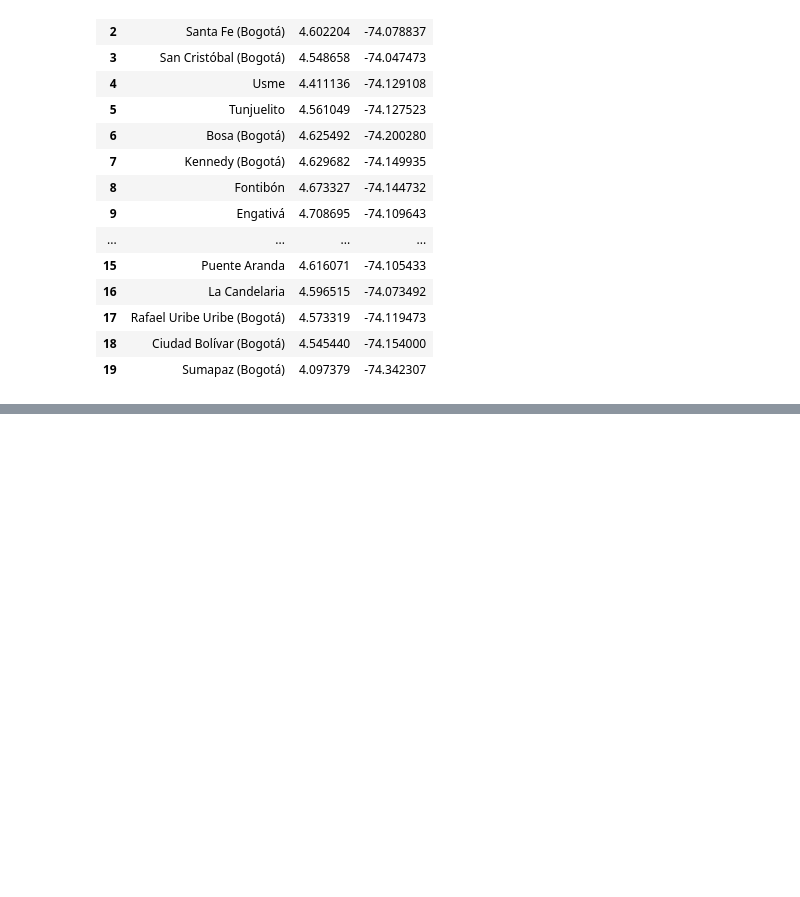
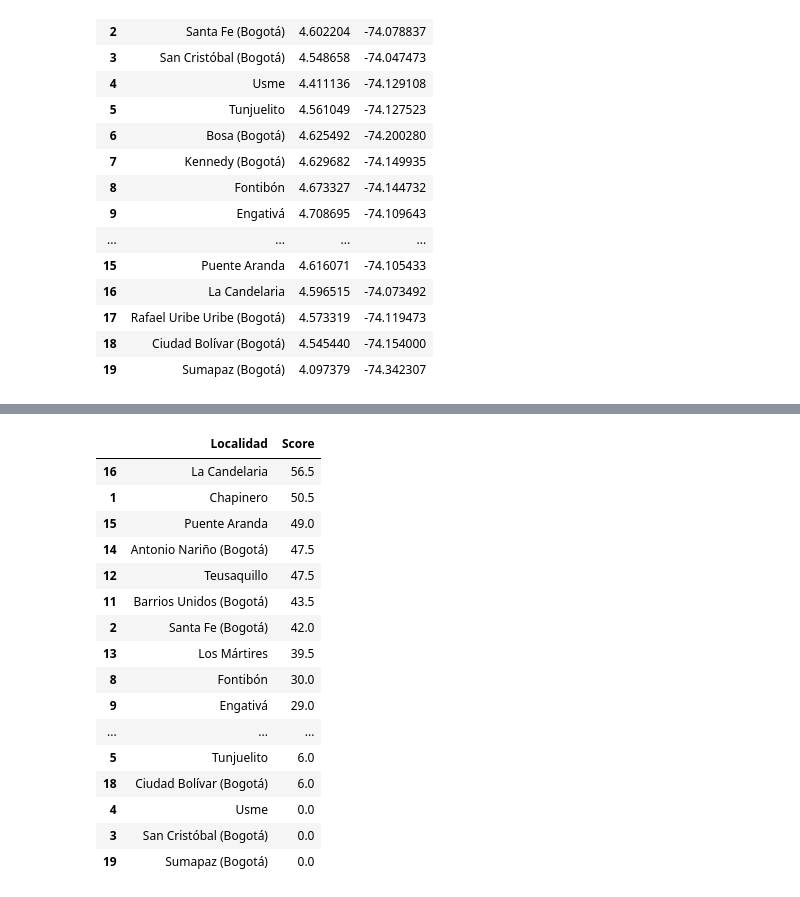
Before and after one commit to Narita1508/Coursera_Capstone, a Jupyter notebook: IBM Capstone.ipynb, the cells around one changed output, grey strips where cells are left out. Saved outputs shown, nothing was run; the diff lists cells and outputs as text; code cells hidden in the pictures; blank space fills up the shorter version.

```diff
--- a/IBM Capstone.ipynb
+++ b/IBM Capstone.ipynb
@@ -279,0 +457,33 @@ df3
+# %%
+# negative weight, because robert  wants to open a BBQ joint and thus wants to avoid concurrence as much as possible
+weight_BBQjoint = -1
+
+# positive weight, because uni students are good customers
+weight_university = 1.5
+
+# positive weight because employees are even better customers
+weight_offices = 2
+# %%
+df_weighted = df_data[['Localidad']].copy()
+# %%
+df_weighted['Score'] = df_data['BBQjoint'] * weight_BBQjoint + df_data['Universities'] * weight_university + df_data['Offices'] * weight_offices
+df_weighted = df_weighted.sort_values(by=['Score'], ascending=False)
+df_weighted
+# %% [output]
+|  | Localidad | Score |
+| 16 | La Candelaria | 56.5 |
+| 1 | Chapinero | 50.5 |
+| 15 | Puente Aranda | 49.0 |
+| 14 | Antonio Nariño (Bogotá) | 47.5 |
+| 12 | Teusaquillo | 47.5 |
+| 11 | Barrios Unidos (Bogotá) | 43.5 |
+| 2 | Santa Fe (Bogotá) | 42.0 |
+| 13 | Los Mártires | 39.5 |
+| 8 | Fontibón | 30.0 |
+| 9 | Engativá | 29.0 |
+| ... | ... | ... |
+| 5 | Tunjuelito | 6.0 |
+| 18 | Ciudad Bolívar (Bogotá) | 6.0 |
+| 4 | Usme | 0.0 |
+| 3 | San Cristóbal (Bogotá) | 0.0 |
+| 19 | Sumapaz (Bogotá) | 0.0 |
```
Also changed, not shown: parts of 17 cells of this notebook.
